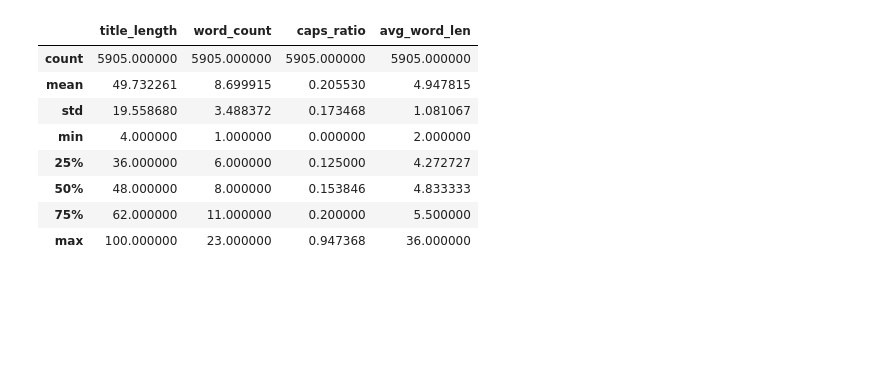
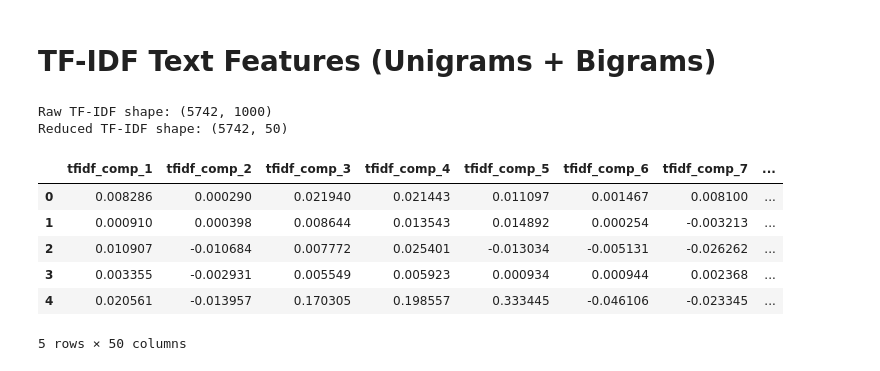
Before and after one commit to Andy216914/YouTube_Clickability_Study, a Jupyter notebook: notebooks/02_feature_engineering.ipynb, the cells around one changed output. Cells and saved outputs as stored; diff of their text form; code cells hidden in the pictures; blank space fills up the shorter version.

```diff
--- a/notebooks/02_feature_engineering.ipynb
+++ b/notebooks/02_feature_engineering.ipynb
@@ -90,0 +110,17 @@ print("✅ Saved dataset with target column to:", out_path)
+# %%
+# --- Handle outliers for regression target ---
+
+# Option 1: Clip extreme values (simple and intuitive)
+df["views_per_subscriber"] = np.clip(df["views_per_subscriber"], 0, 500)
+
+# Option 2 (alternative): Use log transform for smoother distribution
+# df["views_per_subscriber_log"] = np.log1p(df["views_per_subscriber"])
+
+# Then redefine regression target variable to use this cleaned version
+y_reg = df["views_per_subscriber"]
+
+# (If you used log version, change above line to y_reg = df["views_per_subscriber_log"])
+
+# Save cleaned target too, alongside others
+y_reg.to_frame("views_per_subscriber").to_parquet(processed_path / "youtube_target_regression.parquet", index=False)
+print("✅ Saved cleaned regression target to:", processed_path / "youtube_target_regression.parquet")
@@ -140,12 +140,37 @@ df[
+# %% [markdown]
+# TF-IDF Text Features (Unigrams + Bigrams)
 # %%
-df[["title_length", "word_count", "caps_ratio", "avg_word_len"]].describe()
+from sklearn.feature_extraction.text import TfidfVectorizer
+from sklearn.decomposition import TruncatedSVD
+
+# --- TF-IDF setup ---
+tfidf = TfidfVectorizer(
+    max_features=1000,
+    stop_words="english",
+    ngram_range=(1, 2)
+)
+
+tfidf_matrix = tfidf.fit_transform(df["title"])
+print("Raw TF-IDF shape:", tfidf_matrix.shape)
+
+# --- Dimensionality reduction (TruncatedSVD) ---
+svd = TruncatedSVD(n_components=50, random_state=42)
+tfidf_reduced = svd.fit_transform(tfidf_matrix)
+
+print("Reduced TF-IDF shape:", tfidf_reduced.shape)
+
+# --- Convert to DataFrame ---
+tfidf_cols = [f"tfidf_comp_{i+1}" for i in range(tfidf_reduced.shape[1])]
+X_tfidf = pd.DataFrame(tfidf_reduced, columns=tfidf_cols)
+
+X_tfidf.head()
 # %% [output]
+Raw TF-IDF shape: (5742, 1000)
+Reduced TF-IDF shape: (5742, 50)
-|  | title_length | word_count | caps_ratio | avg_word_len |
-| count | 5905.000000 | 5905.000000 | 5905.000000 | 5905.000000 |
-| mean | 49.732261 | 8.699915 | 0.205530 | 4.947815 |
-| std | 19.558680 | 3.488372 | 0.173468 | 1.081067 |
-| min | 4.000000 | 1.000000 | 0.000000 | 2.000000 |
-| 25% | 36.000000 | 6.000000 | 0.125000 | 4.272727 |
-| 50% | 48.000000 | 8.000000 | 0.153846 | 4.833333 |
-| 75% | 62.000000 | 11.000000 | 0.200000 | 5.500000 |
-| max | 100.000000 | 23.000000 | 0.947368 | 36.000000 |
+|  | tfidf_comp_1 | tfidf_comp_2 | tfidf_comp_3 | tfidf_comp_4 | tfidf_comp_5 | tfidf_comp_6 | tfidf_comp_7 | ... |
+| 0 | 0.008286 | 0.000290 | 0.021940 | 0.021443 | 0.011097 | 0.001467 | 0.008100 | ... |
+| 1 | 0.000910 | 0.000398 | 0.008644 | 0.013543 | 0.014892 | 0.000254 | -0.003213 | ... |
+| 2 | 0.010907 | -0.010684 | 0.007772 | 0.025401 | -0.013034 | -0.005131 | -0.026262 | ... |
+| 3 | 0.003355 | -0.002931 | 0.005549 | 0.005923 | 0.000934 | 0.000944 | 0.002368 | ... |
+| 4 | 0.020561 | -0.013957 | 0.170305 | 0.198557 | 0.333445 | -0.046106 | -0.023345 | ... |
+5 rows × 50 columns
```
Also changed, not shown: parts of 24 cells of this notebook, 6 other files.
